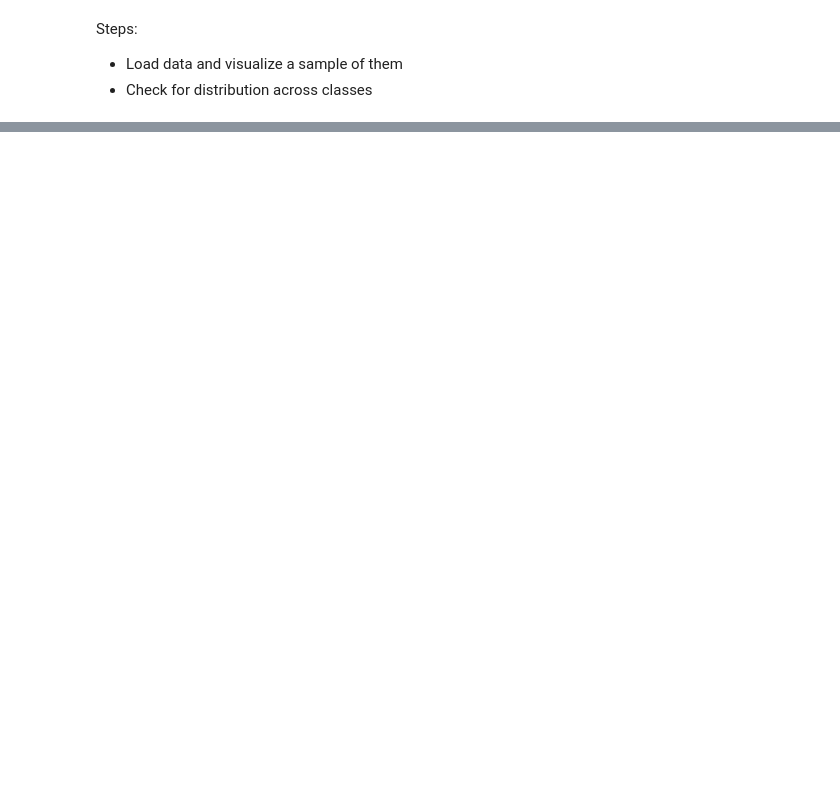
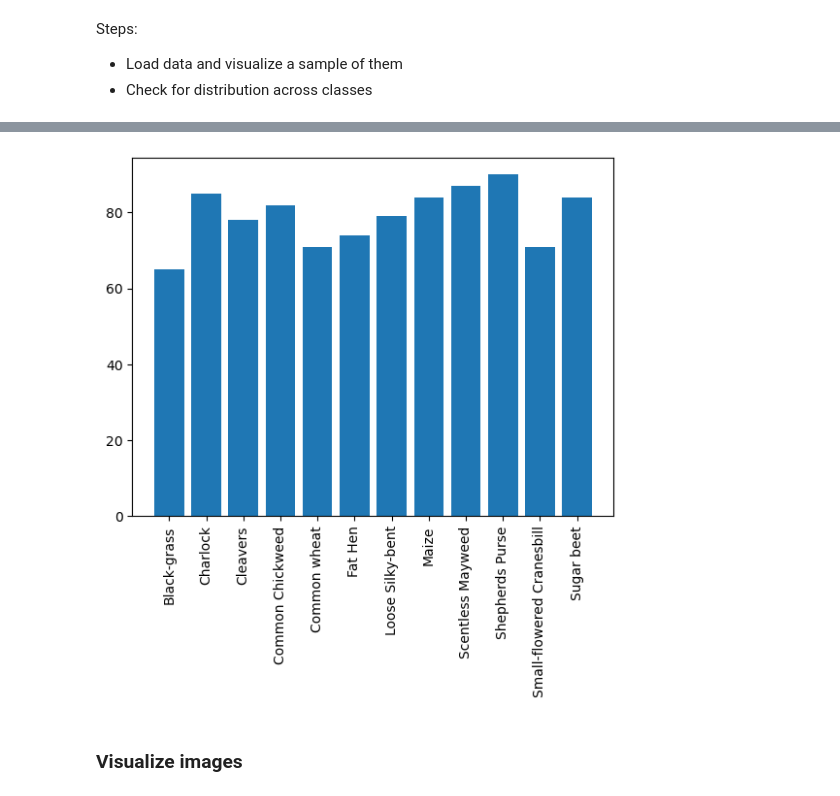
Before and after one commit to swappysh/SeedlingClassification, a Jupyter notebook: seedling-classification.ipynb, the cells around one changed output, grey strips where cells are left out. Drawn from its saved outputs; the diff is of its cells as text; code cells hidden in the pictures; blank space fills up the shorter version.

```diff
--- a/seedling-classification.ipynb
+++ b/seedling-classification.ipynb
@@ -24,0 +67,14 @@ Visualize images
+# %%
+from torch.utils.data import DataLoader
+import numpy as np
+from torch.utils.data.sampler import WeightedRandomSampler
+
+def sampler(indices):
+    labels = [dataset.targets[x] for x in indices]
+    print(f'label length: {len(labels)}')
+    distribution = dict(Counter(labels))
+    class_weights = {k: 1/v for k, v in distribution.items()}
+
+    samples_weight = np.array([class_weights[t] for t in labels])
+    sampler = WeightedRandomSampler(samples_weight, len(samples_weight))
+    return sampler
@@ -25 +123,17 @@ Visualize images
+# %%
+# Plot class distribution histogram for validation data
+class_counts = [0]*len(dataset.classes)
+
+for i, (_, label) in enumerate(val):
+    for l in label:
+        class_counts[l] += 1
+
+# Plot class distribution histogram
+plt.bar(dataset.classes, class_counts)
+plt.xticks(rotation=90)
+plt.show()
+# %% [output]
+[figure, added]
+# %% [markdown]
+### Visualize images
 # %%
```
Also changed, not shown: parts of 15 cells of this notebook.
